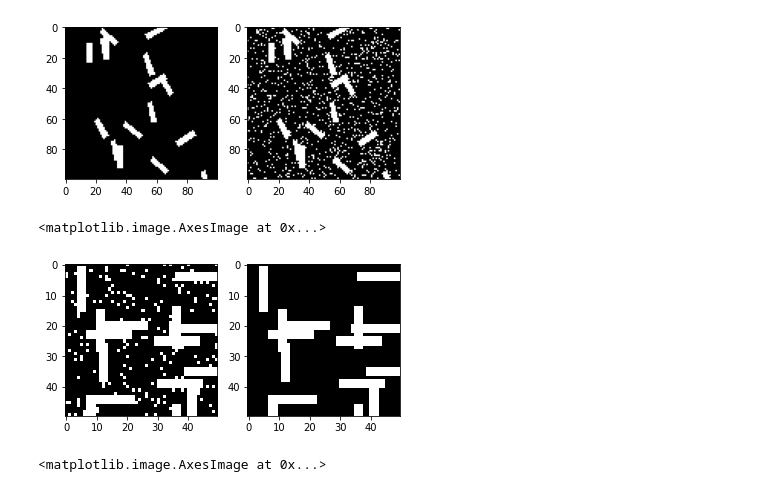
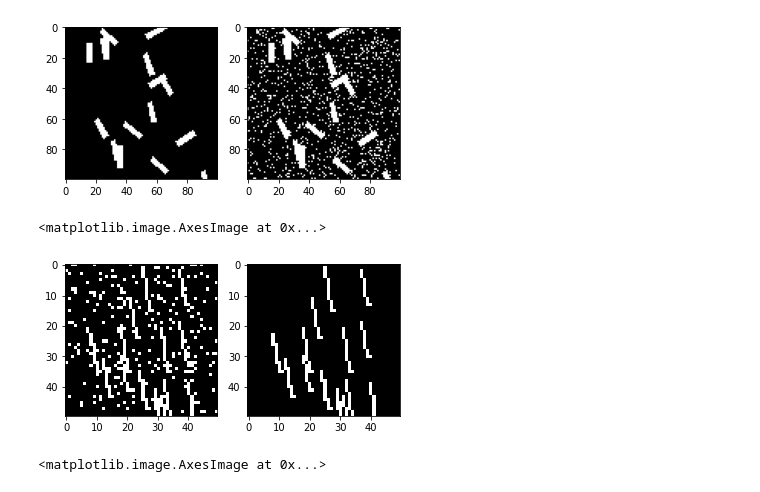
Before and after one commit to TheodoreAouad/3d_segm, a Jupyter notebook: Notebooks/DeepMorphoDenoiseDataset.ipynb, the cells around one changed output. Drawn from its saved outputs; the diff is of its cells as text; code cells hidden in the pictures.

```diff
--- a/Notebooks/DeepMorphoDenoiseDataset.ipynb
+++ b/Notebooks/DeepMorphoDenoiseDataset.ipynb
@@ -30,18 +30,18 @@ plt.imshow(Y, cmap='gray')
 [figure]
 # %%
 reload_modules()
-dataset = dsn.SticksNoisedGeneratorDataset(size=(50, 50), angles=[0, 90], n_shapes=15, widths_lim=(2, 2))
+dataset = dsn.SticksNoisedGeneratorDataset(size=(50, 50), angles=[10], n_shapes=15, widths_lim=(0, 0))
 
 img, tar = dataset[0]
 
 plt.subplot(121)
 plt.imshow(img[0], cmap='gray')
 
 plt.subplot(122)
 plt.imshow(tar[0], cmap='gray')
 # %% [output]
 <matplotlib.image.AxesImage at 0x...>
-[figure, old version]
+[figure, new version]
 # %%
 tar2 = morpop(tar.numpy().transpose(1, 2, 0))
 plt.subplot(121)
```
Also changed, not shown: 7 other files.
